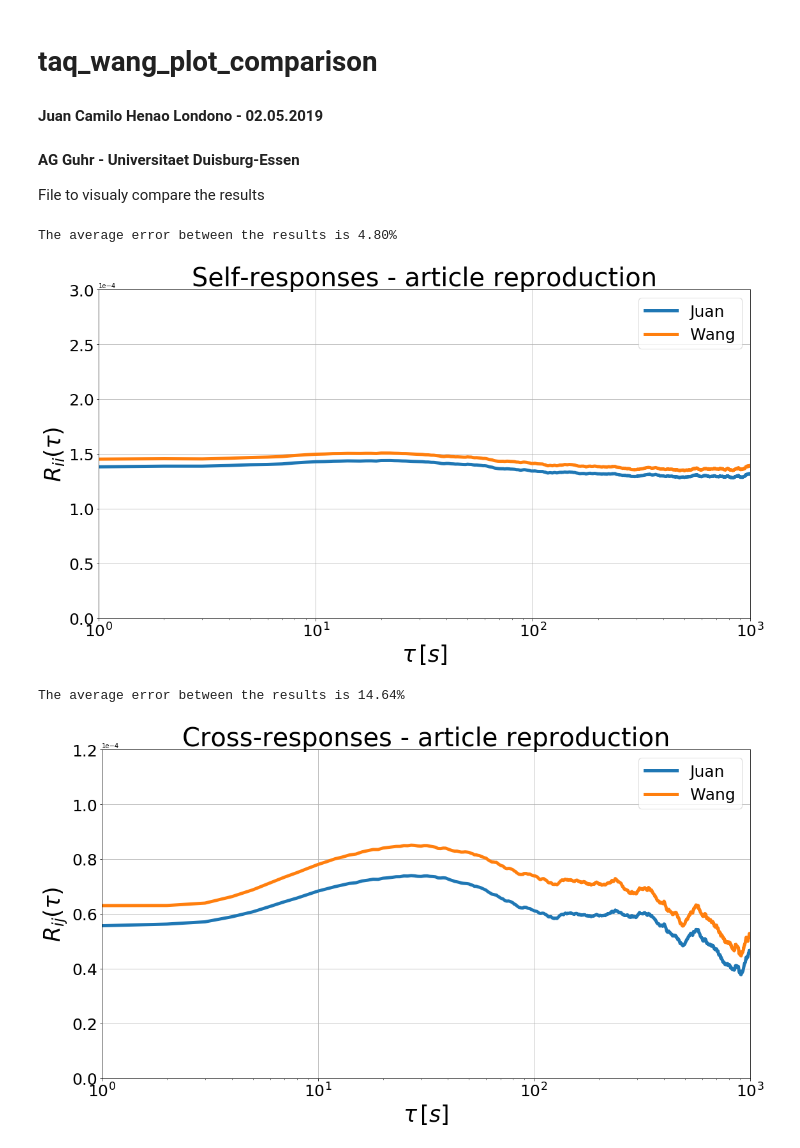
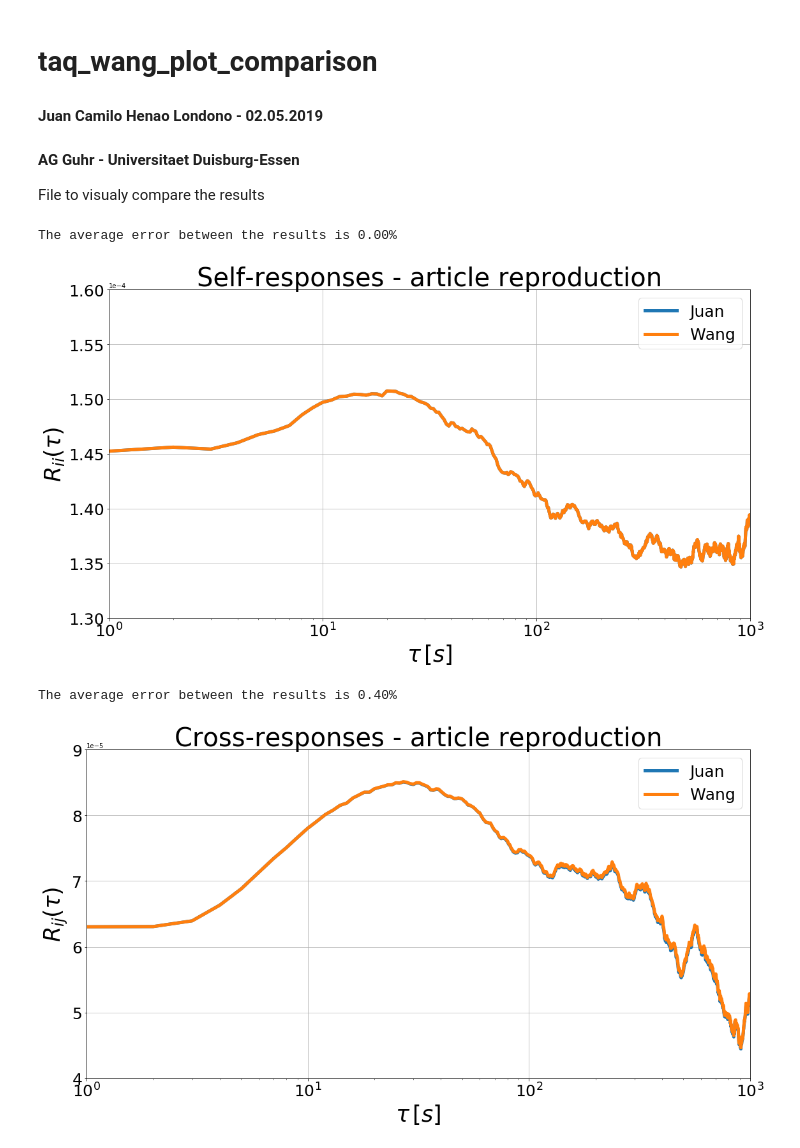
Before and after one commit to juanhenao21/financial_response_spread_year, a Jupyter notebook: taq_article_reproduction/comparison_intermediate_results/analysis/taq_wang_plot_comparison.ipynb, the cells around one changed output. Drawn from its saved outputs; the diff is of its cells as text; code cells hidden in the pictures.

```diff
--- a/taq_article_reproduction/comparison_intermediate_results/analysis/taq_wang_plot_comparison.ipynb
+++ b/taq_article_reproduction/comparison_intermediate_results/analysis/taq_wang_plot_comparison.ipynb
@@ -93,9 +22,12 @@ def responses_year(ticker_i, ticker_j, dates):
 # Self response
 year = '2008'
 ticker = 'AAPL'
-dates = taq_data_tools_comp.taq_bussiness_days(year)
 
-s_aapl_juan = responses_year(ticker, ticker, dates)
+s_aapl_juan = pickle.load(open(''.join((
+                '../../../taq_data/article_reproduction_data_{1}/taq_self'
+                + '_response_year_data/taq_self_response_year_data_{1}_{0}'
+                + '.pickle').split())
+                .format(ticker, year), 'rb'))
 s_aapl_wang = np.loadtxt('../../../taq_data/article_reproduction_data_{1}/wang/{0}_{0}_{1}_RDC_L={2}.txt'.
                          format(ticker, year, __tau__), usecols=1)
 # %%
@@ -103,7 +35,7 @@ err_s = np.abs(s_aapl_wang[1:] - s_aapl_juan) / s_aapl_wang[1:] * 100
 err_avg_s = np.sum(err_s) / len(err_s)
 print('The average error between the results is {:.2f}%'.format(err_avg_s))
 # %% [output]
-The average error between the results is 4.80%
+The average error between the results is 0.00%
 # %%
 fig = plt.figure(figsize=(16, 9))
 plt.semilogx(s_aapl_juan, linewidth=5, label='Juan')
@@ -115,21 +47,25 @@ plt.ylabel(r'$R_{ii}(\tau)$', fontsize=35)
 plt.xticks(fontsize=25)
 plt.yticks(fontsize=25)
 plt.xlim(1,1000)
-plt.ylim(0 * 10 ** -5, 30 * 10 ** -5)
+plt.ylim(13 * 10 ** -5, 16 * 10 ** -5)
 plt.ticklabel_format(style='sci', axis='y', scilimits=(0, 0))
 plt.grid(True)
 plt.tight_layout()
 # %% [output]
-[figure, old version]
+[figure, new version]
 # %%
 # Cross response
 
 year = '2008'
 ticker_i = 'AAPL'
 ticker_j = 'MSFT'
-dates = taq_data_tools_comp.taq_bussiness_days(year)
 
-c_aapl_msft_juan = responses_year(ticker_i, ticker_j, dates)
+c_aapl_msft_juan = pickle.load(open(''.join((
+                 '../../../taq_data/article_reproduction_data_{2}/taq_cross'
+                 + '_response_year_data/taq_cross_response_year_data_{2}_{0}i'
+                 + '_{1}j.pickle').split())
+                 .format(ticker_i, ticker_j, year), 'rb'))
+
 c_aapl_msft_wang = np.loadtxt('../../../taq_data/article_reproduction_data_{2}/wang/{0}_{1}_{2}_RDC_L={3}.txt'.
                          format(ticker_i, ticker_j, year, __tau__), usecols=1)
 # %%
@@ -137,21 +73,21 @@ err_c = np.abs(c_aapl_msft_wang[1:] - c_aapl_msft_juan) / c_aapl_msft_wang[1:] *
 err_avg_c = np.sum(err_c) / len(err_c)
 print('The average error between the results is {:.2f}%'.format(err_avg_c))
 # %% [output]
-The average error between the results is 14.64%
+The average error between the results is 0.40%
 # %%
 fig = plt.figure(figsize=(16, 9))
 plt.semilogx(c_aapl_msft_juan, linewidth=5, label='Juan')
 plt.semilogx(c_aapl_msft_wang[1:], linewidth=5, label='Wang')
 plt.legend(loc='best', fontsize=25)
 plt.title('Cross-responses - article reproduction', fontsize=40)
 plt.xlabel(r'$\tau \, [s]$', fontsize=35)
 plt.ylabel(r'$R_{ij}(\tau)$', fontsize=35)
 plt.xticks(fontsize=25)
 plt.yticks(fontsize=25)
 plt.xlim(1,1000)
-plt.ylim(0 * 10 ** -5, 12 * 10 ** -5)
+plt.ylim(4 * 10 ** -5, 9 * 10 ** -5)
 plt.ticklabel_format(style='sci', axis='y', scilimits=(0, 0))
 plt.grid(True)
 plt.tight_layout()
 # %% [output]
-[figure, old version]
+[figure, new version]
```
Also changed, not shown: parts of 1 cell of this notebook, 4 other files.
